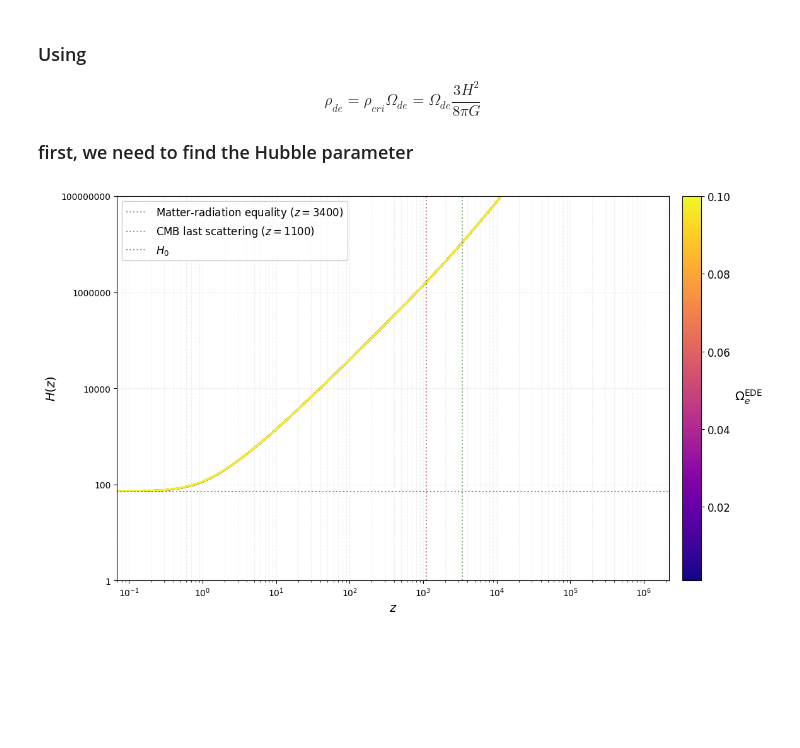
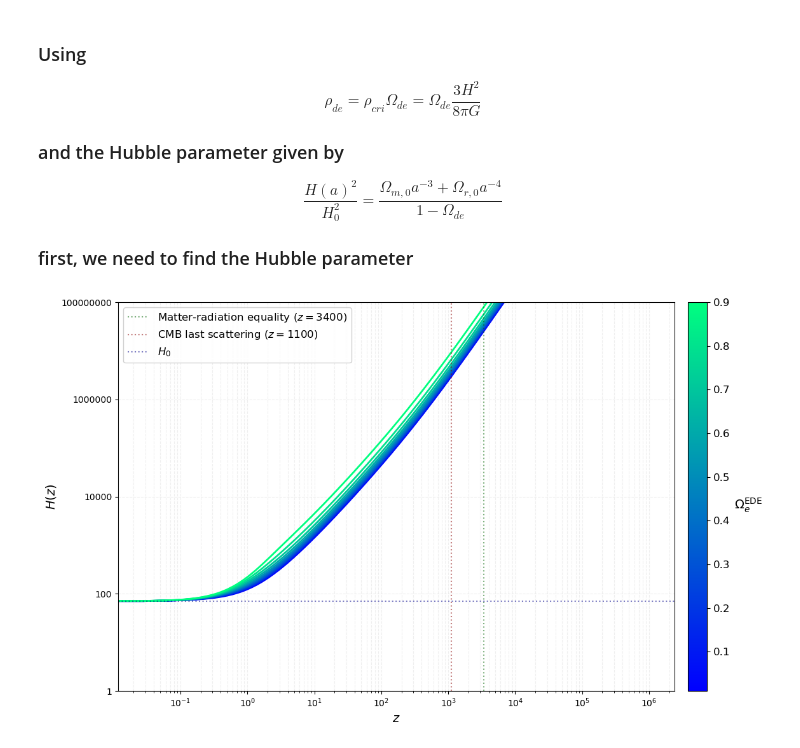
Before and after one commit to mazapataa/EDE, a Jupyter notebook: early.ipynb, the cells around one changed output. Drawn from its saved outputs; the diff is of its cells as text; code cells hidden in the pictures; blank space fills up the shorter version.

```diff
--- a/early.ipynb
+++ b/early.ipynb
@@ -8,7 +8,7 @@ import matplotlib.pyplot as plt
 
 # Constants and parameters
 Omega_ede0 = 0.7
-Omega_eEDE_values = np.linspace(0.001, 0.006, 6)
+Omega_eEDE_values = np.linspace(0.1, 0.9, 6)
 Omega_m0 = 0.3
 w0 = -1.0
 a_eq = 1/3400
@@ -54,7 +54,7 @@ for i, Omega_eEDE in enumerate(Omega_eEDE_values):
 plt.axhline(Omega_ede0, color='k', linestyle='--', alpha=0.5)
 plt.axvline(x=1, color='darkred', linestyle='--', alpha=0.5)
 plt.xlabel('a', fontsize=12)
-plt.ylabel(r'$\Omega_{\rm ede}(z)$', fontsize=12)
+plt.ylabel(r'$\Omega_{\rm ede}(a)$', fontsize=12)
 plt.title('Early Dark Energy Density', fontsize=14)
 plt.grid(True, which="both", ls="--", alpha=0.3)
 
@@ -74,7 +74,7 @@ plt.axvline(x=10, color='darkred', linestyle='--', alpha=0.5)
 plt.xlim(0, 1e6)
 plt.ylim(-1.0, 0.4)
 plt.gca().invert_xaxis()
-plt.xlabel('Redshift (z)', fontsize=12)
+plt.xlabel('z', fontsize=12)
 plt.ylabel(r'$w_{\rm ede}(z)$', fontsize=12)
 plt.title('EDE Equation of State', fontsize=14)
 plt.grid(True, which="both", ls="--", alpha=0.3)
@@ -93,6 +93,10 @@ plt.show()
 $$
 \rho_{de} = \rho_{cri} \Omega_{de} = \Omega_{de} \frac{3 H^2}{8 \pi G}
 $$
+### and the Hubble parameter given by
+$$
+\frac{H(a)^2}{H_0^2} = \frac{\Omega_{m,0}a^{-3} + \Omega_{r,0}a^{-4}}{1-\Omega_{de}}
+$$
 ### first, we need to find the Hubble parameter
 # %%
 #################################
@@ -111,15 +115,15 @@ from matplotlib.colors import Normalize
 # Cosmological parameters
 Omega_ede0 = 0.7          # Present EDE density
 Omega_m0 = 0.3            # Matter density
-Omega_r0 = 9e-5           # Radiation density
+Omega_r0 = 9e-4           # Radiation density
 w0 = -1.0                 # EDE equation of state parameter
 H0 = 70                   # Hubble constant [km/s/Mpc]
 
-a = np.logspace(0, -6, 100)  #
+
 
 
 # Early EDE values
-Omega_eEDE_values = np.linspace(0.001, 0.1, 10)
+Omega_eEDE_values = np.linspace(0.01, 0.9, 10)
 
 def Omega_ede(a, Omega_eEDE):
     term1 = (Omega_ede0 - (Omega_eEDE * (1. - a**(-3.*w0))))
@@ -130,13 +134,13 @@ def Omega_ede(a, Omega_eEDE):
 
 
 def hubble_parameter(a, Omega_eEDE):
-    return H0*np.sqrt(np.abs(Omega_m0*a**(-3) + Omega_r0*a**(-4) + Omega_ede(a, Omega_eEDE)))
+    return H0*np.sqrt((Omega_m0*a**(-3) + Omega_r0*a**(-4))/(1-Omega_ede(a, Omega_eEDE)))
 
 # Create figure with improved layout
 fig, ax = plt.subplots(figsize=(12, 7))
 
 # Set up colormap and normalization
-cmap = plt.cm.plasma
+cmap = plt.cm.winter
 norm = Normalize(vmin=min(Omega_eEDE_values), vmax=max(Omega_eEDE_values))
 
 # Plot Hubble parameter for each Omega_eEDE value
@@ -147,31 +151,31 @@ for Omega_eEDE in Omega_eEDE_values:
 # Highlight key cosmological epochs
 plt.axvline(x=3400, color='darkgreen', ls=':', alpha=0.5, label='Matter-radiation equality ($z=3400$)')
 plt.axvline(x=1100, color='darkred', ls=':', alpha=0.5, label='CMB last scattering ($z=1100$)')
 plt.axhline(y=70, color='darkblue', ls=':', alpha=0.5, label='$H_0$')
 
 # Add colorbar
 cbar = plt.colorbar(ScalarMappable(norm=norm, cmap=cmap), ax=ax,
                     orientation='vertical', pad=0.02)
 cbar.set_label(r'$\Omega_e^{\mathrm{EDE}}$', fontsize=14, rotation=0, labelpad=20)
 cbar.ax.tick_params(labelsize=12)
 
 # Formatting
 ax.set_xscale('log')
 ax.set_yscale('log')
 ax.set_xlabel('$z$', fontsize=14)
 ax.set_ylabel('$H(z)$', fontsize=14)
 
 # Set axis limits to ensure positive values for log scale
 ax.set_ylim(1, 1e8)  # Adjusted to show full range of H(z)
 
 # Custom log-formatting for axes
 ax.xaxis.set_major_formatter(ticker.LogFormatterSciNotation())
 ax.yaxis.set_major_formatter(ticker.FuncFormatter(lambda y, _: f'{y:.0f}'))
 
 plt.grid(True, which="both", ls="--", alpha=0.2)
 plt.legend(fontsize=12, framealpha=0.9)
 
 plt.tight_layout()
 plt.show()
 # %% [output]
-[figure, old version]
+[figure, new version]
```
Also changed, not shown: parts of 3 cells of this notebook.
